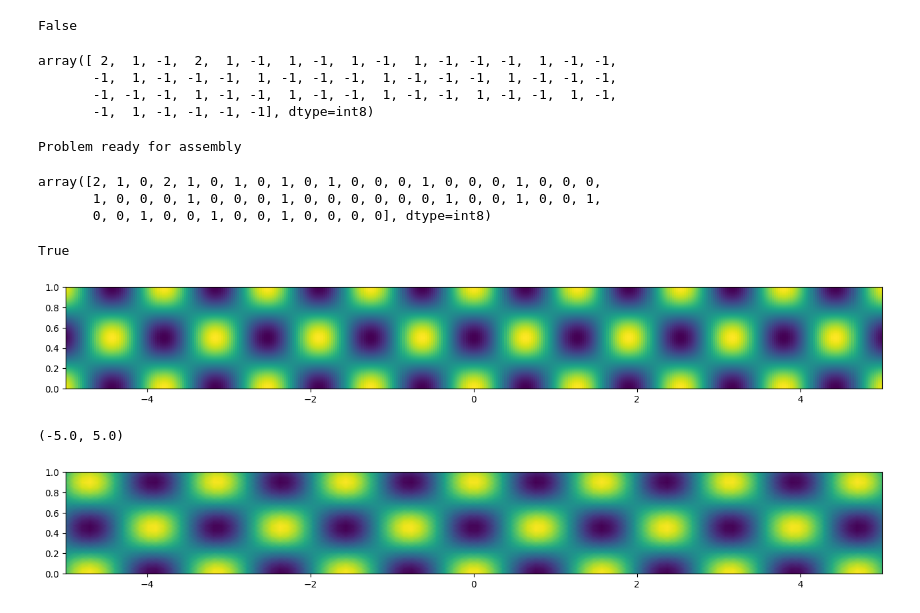
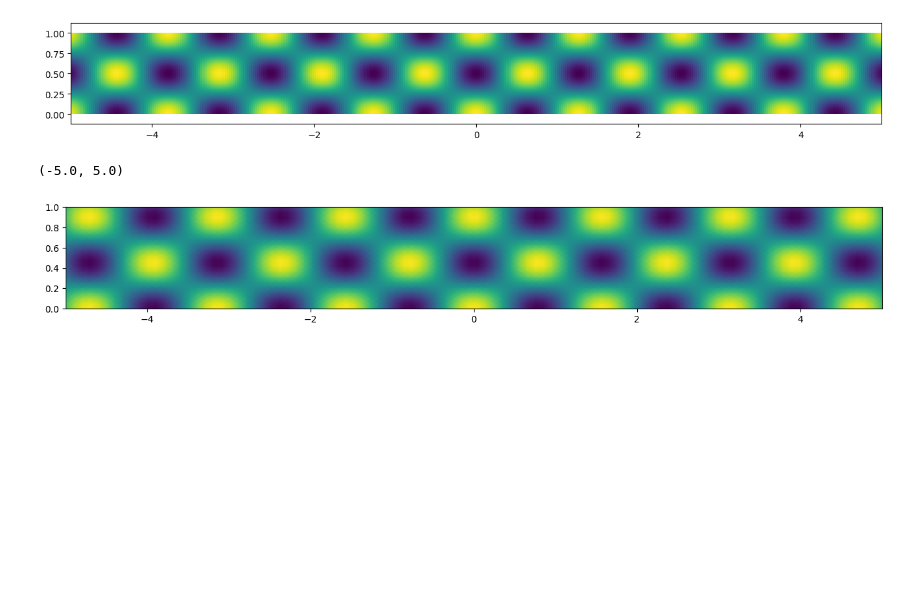
Before and after one commit to MPenaR/Trefftz, a Jupyter notebook: notebooks/playground.ipynb, the cells around one changed output. Cells and saved outputs as stored; diff of their text form; code cells hidden in the pictures; blank space fills up the shorter version.

Commit message:
refactoring problem into problem + model + domain + basis

```diff
--- a/notebooks/playground.ipynb
+++ b/notebooks/playground.ipynb
@@ -30,3 +25,0 @@ waveguide.plot_field(Mode(n=2, k=k), real_part=True, N=400)
-# %%
-waveguide = Waveguide(lc=1.41, verbose=True)
-waveguide.plot(line_width=2)
@@ -50,11 +25,0 @@ Warning : Unknown entity of dimension 1 and tag 2 in physical group 2
-# %%
-waveguide.domain.ready_for_assemble
-# %% [output]
-False
-# %%
-waveguide.domain.edges["region"]
-# %% [output]
-array([ 2,  1, -1,  2,  1, -1,  1, -1,  1, -1,  1, -1, -1, -1,  1, -1, -1,
-       -1,  1, -1, -1, -1,  1, -1, -1, -1,  1, -1, -1, -1,  1, -1, -1, -1,
-       -1, -1, -1,  1, -1, -1,  1, -1, -1,  1, -1, -1,  1, -1, -1,  1, -1,
-       -1,  1, -1, -1, -1, -1], dtype=int8)
@@ -63,23 +26,7 @@ regions = waveguide._regions
-# %%
-bcs = { regions.GAMMA: 1, regions.SIGMA: 2}
-waveguide.set_boundary_conditions(bcs)
-# %% [output]
-Problem ready for assembly
-# %%
-waveguide.domain.edges["flux_type"]
-# %% [output]
-array([2, 1, 0, 2, 1, 0, 1, 0, 1, 0, 1, 0, 0, 0, 1, 0, 0, 0, 1, 0, 0, 0,
-       1, 0, 0, 0, 1, 0, 0, 0, 1, 0, 0, 0, 0, 0, 0, 1, 0, 0, 1, 0, 0, 1,
-       0, 0, 1, 0, 0, 1, 0, 0, 1, 0, 0, 0, 0], dtype=int8)
-# %%
-waveguide.domain.ready_for_assemble
-# %% [output]
-True
-# %%
-k = 8
-waveguide.plot_field(Mode(n=2, k=k), real_part=True, N=400)
-# %% [output]
-[figure, removed]
+# %%
+waveguide.plot_mode(n=2)
+# %% [output]
+[figure, added]
 # %%
 u = ComplexFunction(waveguide.domain, 3, k)
 # %%
```
Also changed, not shown: parts of 7 cells of this notebook, 8 other files.
